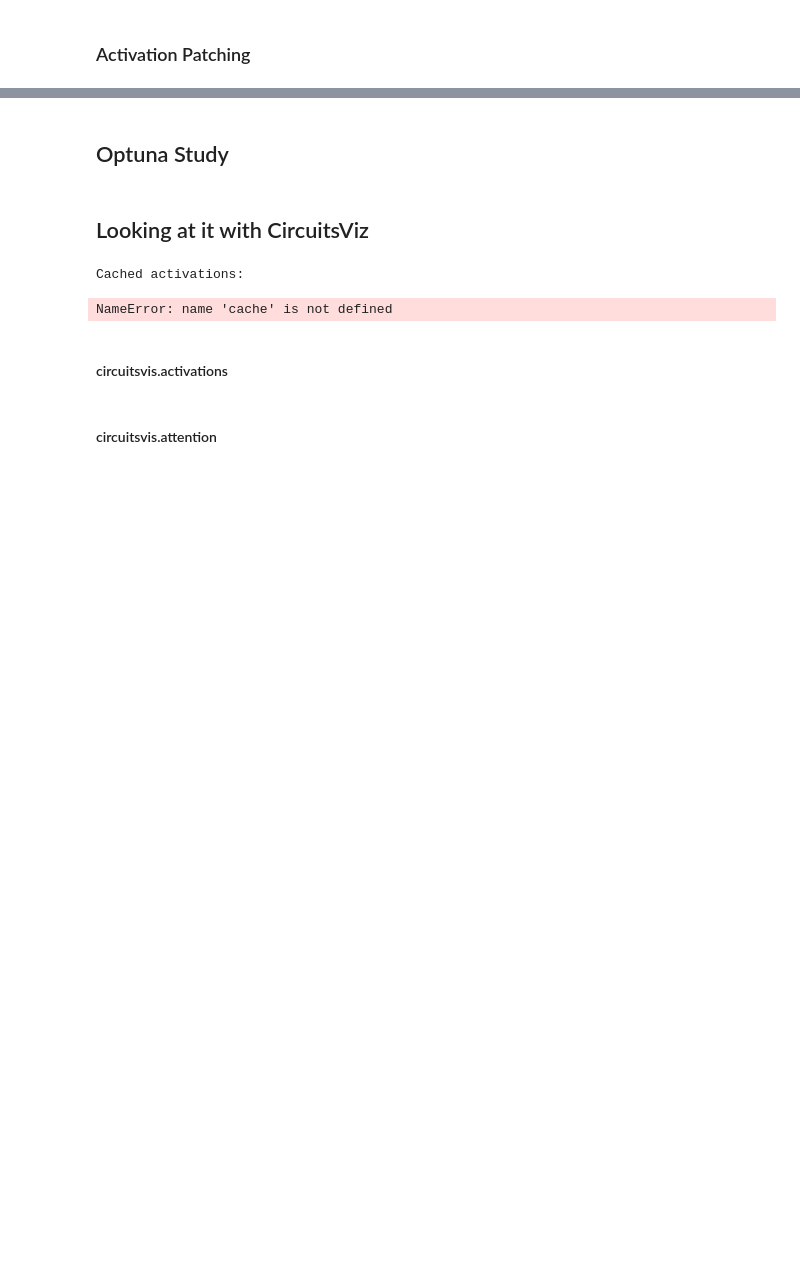
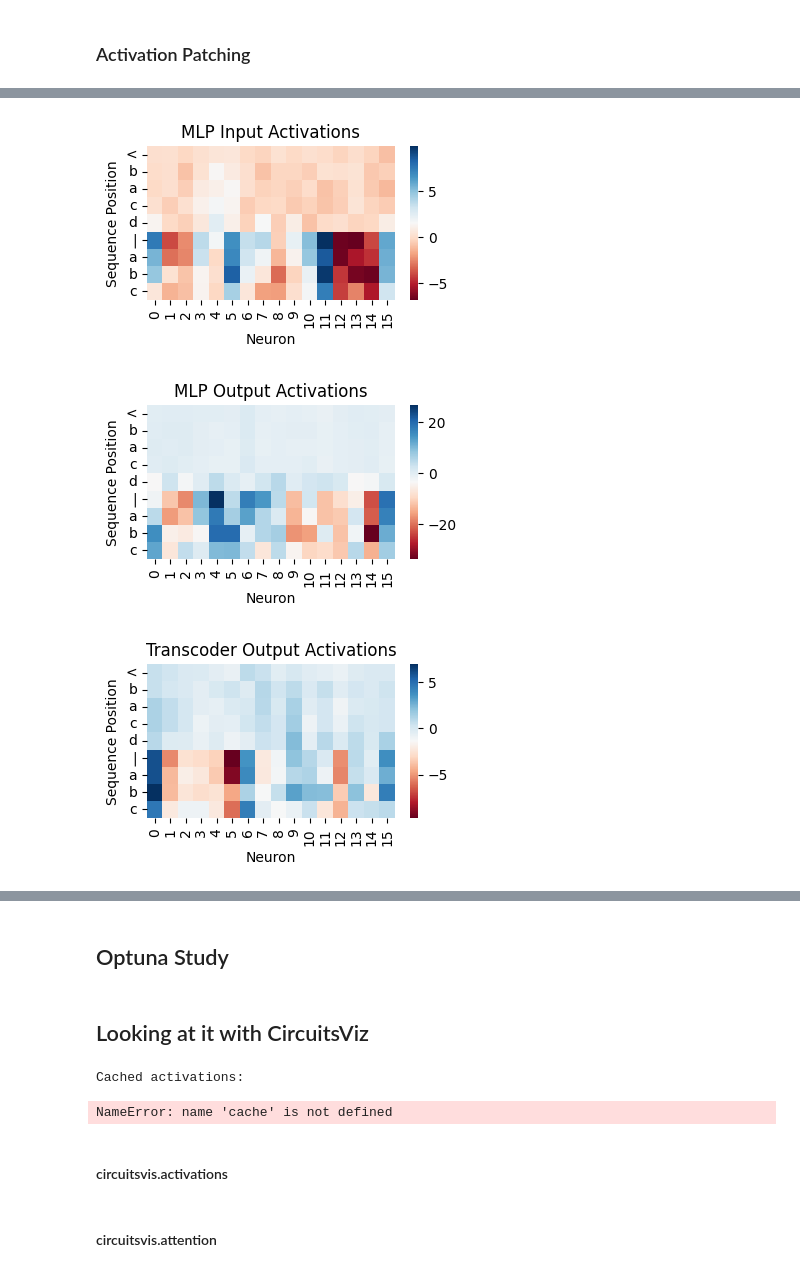
Before and after one commit to b-schoen/gpt_from_scratch, a Jupyter notebook: toy_problem_hooked_transformer.ipynb, the cells around one changed output, grey strips where cells are left out. Saved outputs shown, nothing was run; the diff lists cells and outputs as text; code cells hidden in the pictures; blank space fills up the shorter version.

```diff
--- a/toy_problem_hooked_transformer.ipynb
+++ b/toy_problem_hooked_transformer.ipynb
@@ -1391,0 +1776,20 @@ cv.attention.attention_heads?
+# %%
+assert (
+    len(test_example_per_difficulty) == 1
+), "Here we're assuming only one difficulty, can be easily adapted for more"
+
+
+print(f"{transcoder_training_cfg.hook_point=}")
+print(f"{transcoder_training_cfg.out_hook_point=}")
+
+mlp_in = correct_cache[transcoder_training_cfg.hook_point]
+mlp_out = correct_cache[transcoder_training_cfg.out_hook_point]
+
+transcoder_results = mlp_transcoder(mlp_in)
+
+# Print shapes of tensors
+print([c for c in correct_string])
+print(f"mlp_in: {mlp_in.shape}")
+print(f"mlp_out: {mlp_out.shape}")
+print(f"transcoder_out: {transcoder_results.transcoder_out.shape}")
+print(f"hidden_activations: {transcoder_results.hidden_activations.shape}")
@@ -1391,0 +1804,46 @@ cv.attention.attention_heads?
+# %%
+import matplotlib.pyplot as plt
+import seaborn as sns
+import torch
+import numpy as np
+
+# Assuming you have imported or defined `mlp_in`, `mlp_out`, `transcoder_out`, `hidden_activations`, and `input_tokens_str`
+
+
+# Function to plot heatmap of activations
+def plot_activations(
+    activations,
+    title,
+    xlabel="Neuron",
+    ylabel="Sequence Position",
+    tokens=None,
+    cmap: str = "RdBu",
+):
+    # Remove batch dimension and convert to numpy
+    activations = activations.squeeze(0).detach().cpu().numpy()
+    plt.figure(figsize=(4, 2))
+    sns.heatmap(activations, cmap=cmap)
+    plt.title(title)
+    plt.xlabel(xlabel)
+    plt.ylabel(ylabel)
+    if tokens is not None:
+        plt.yticks(np.arange(len(tokens)) + 0.5, tokens, rotation=0)
+    plt.show()
+
+
+# 1. Visualize MLP Input Activations (mlp_in)
+plot_activations(mlp_in, title="MLP Input Activations", tokens=correct_string)
+
+# 2. Visualize MLP Output Activations (mlp_out)
+plot_activations(mlp_out, title="MLP Output Activations", tokens=correct_string)
+
+# 3. Visualize Transcoder Output (transcoder_out)
+plot_activations(
+    transcoder_results.transcoder_out,
+    title="Transcoder Output Activations",
+    tokens=correct_string,
+)
+# %% [output]
+[figure, added]
+[figure, added]
+[figure, added]
```
Also changed, not shown: parts of 39 cells of this notebook, 1 other file.
